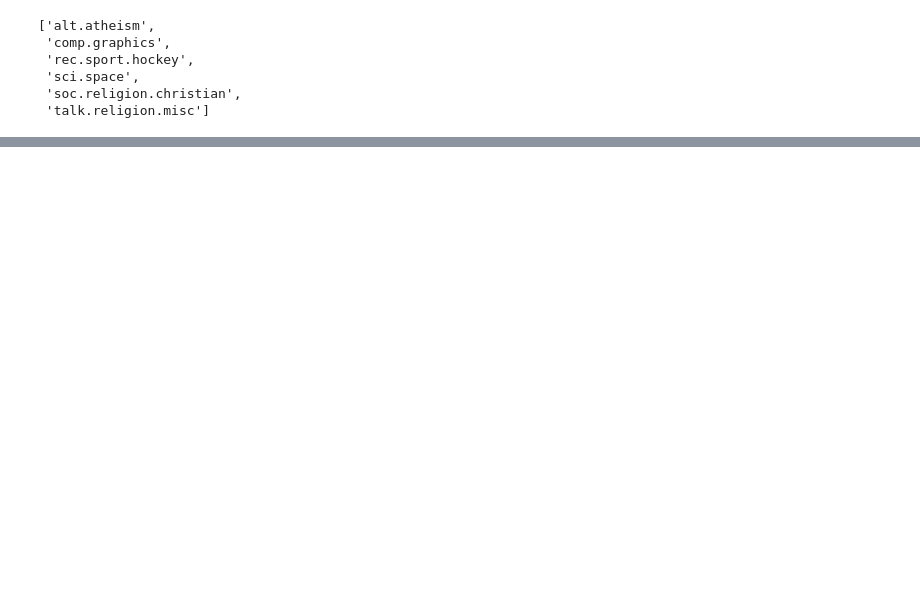
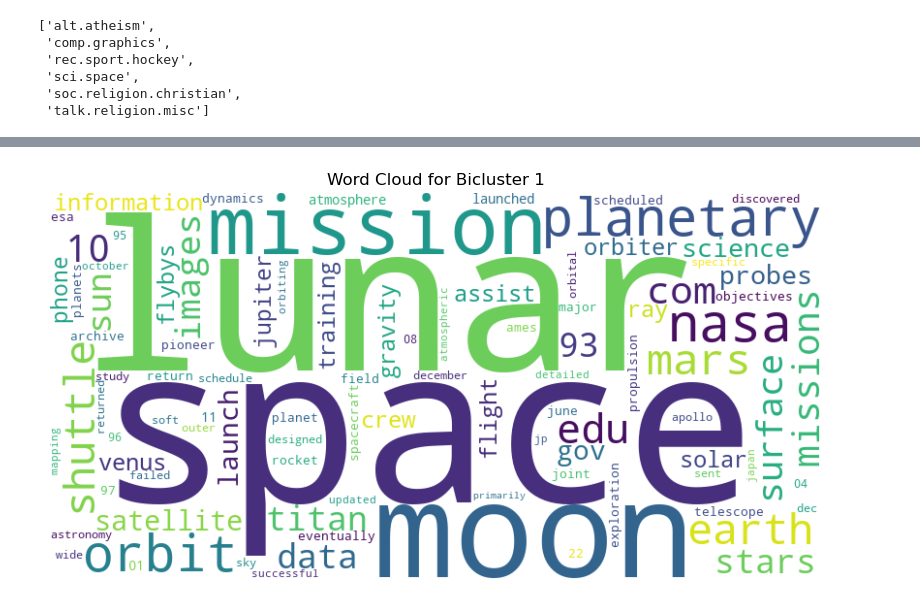
Before and after one commit to salehsargolzaee/Biclustering, a Jupyter notebook: ISA_test.ipynb, the cells around one changed output, grey strips where cells are left out. Saved outputs shown, nothing was run; the diff lists cells and outputs as text; code cells hidden in the pictures; blank space fills up the shorter version.

```diff
--- a/ISA_test.ipynb
+++ b/ISA_test.ipynb
@@ -301,0 +285,2 @@ Text(0.5, 0, 'features')
+# %%
+words = vectorizer.get_feature_names_out()
@@ -301,0 +313,14 @@ Text(0.5, 0, 'features')
+# %%
+ind = 0
+samples, features  = sorted(list(sample_vec[ind])), sorted(list(feature_vec[ind]))
+
+bicluster_terms = {words[word_ind]: np.mean(data[samples, :][:, word_ind]) for word_ind in features}
+wordcloud = WordCloud(width=800, height=400, background_color="white").generate_from_frequencies(bicluster_terms)
+
+plt.figure(figsize=(10, 6))
+plt.imshow(wordcloud, interpolation="bilinear")
+plt.axis("off")
+plt.title(f"Word Cloud for Bicluster {ind + 1}")
+plt.show()
+# %% [output]
+[figure, added]
```
Also changed, not shown: parts of 15 cells of this notebook.
